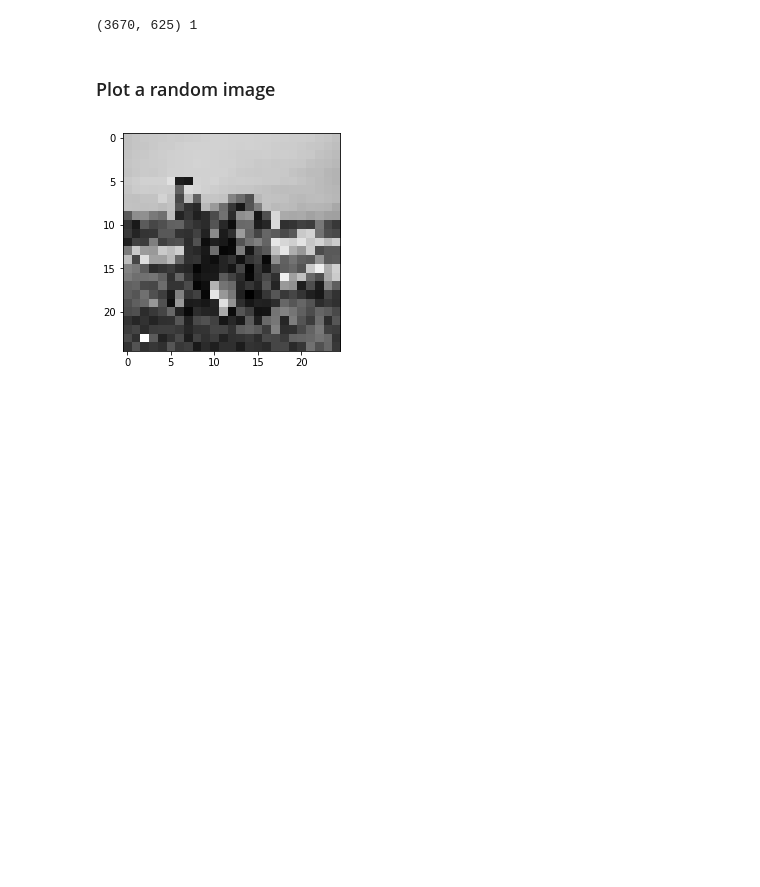
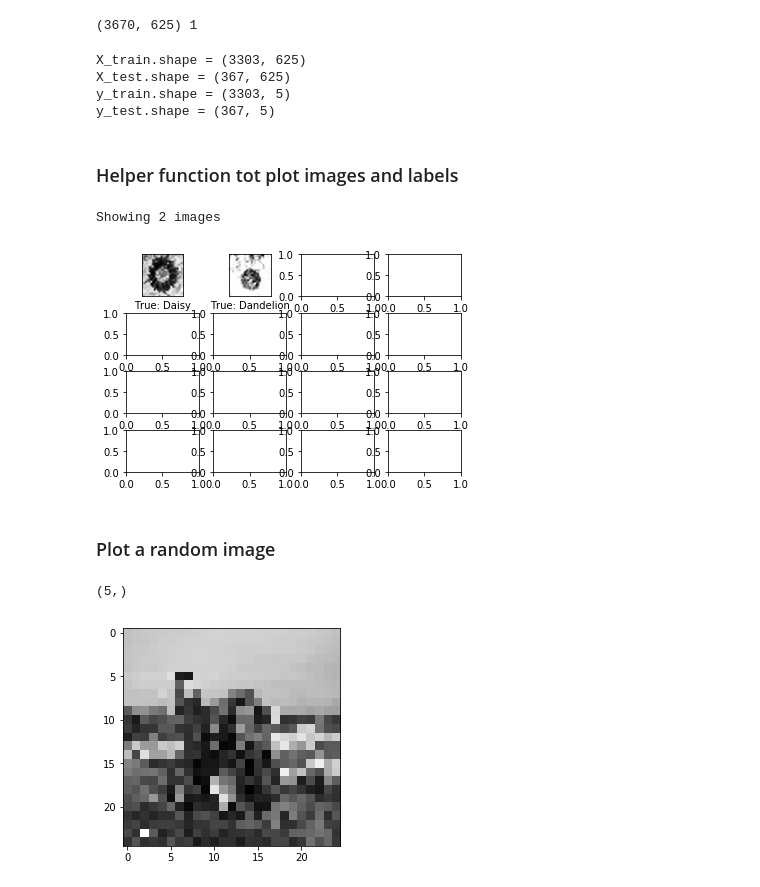
Before and after one commit to victor-iyi/flower-classification, a Jupyter notebook: learning-gan.ipynb, the cells around one changed output. Cells and saved outputs as stored; diff of their text form; code cells hidden in the pictures; blank space fills up the shorter version.

Commit message:
Update .gitignore & plotting function

```diff
--- a/learning-gan.ipynb
+++ b/learning-gan.ipynb
@@ -14,7 +14,7 @@ import matplotlib.pyplot as plt
 from dataset import ImageDataset
 # %%
 data_dir = 'datasets/flowers'
-save_file = 'datasets/saved/flowers{0}x{0}x{1}.pkl'
+save_file = 'saved/data/flowers ({0}x{0}x{1}).pkl'
 # %%
 data = ImageDataset(data_dir=data_dir, size=25, flatten=True, grayscale=True)
 
@@ -31,2 +30,14 @@ print(data.features.shape, data.channel)
 # %% [output]
 (3670, 625) 1
+# %%
+print(f'X_train.shape = {X_train.shape}')
+print(f'X_test.shape = {X_test.shape}')
+print(f'y_train.shape = {y_train.shape}')
+print(f'y_test.shape = {y_test.shape}')
+# %% [output]
+X_train.shape = (3303, 625)
+X_test.shape = (367, 625)
+y_train.shape = (3303, 5)
+y_test.shape = (367, 5)
+# %% [markdown]
+### Helper function tot plot images and labels
@@ -33,4 +110,15 @@ print(data.features.shape, data.channel)
+# %%
+img = np.reshape(X_test[:2], newshape=[-1, data.size, data.size, data.channel])
+labels = y_test[:2]
+imshow(img, labels)
+# %% [output]
+Showing 2 images
+[figure, added]
 # %% [markdown]
 ### Plot a random image
+# %%
+y_test[0].shape
+# %% [output]
+(5,)
 # %%
 # Take random image sample.
```
Also changed, not shown: parts of 4 cells of this notebook, 2 other files.
